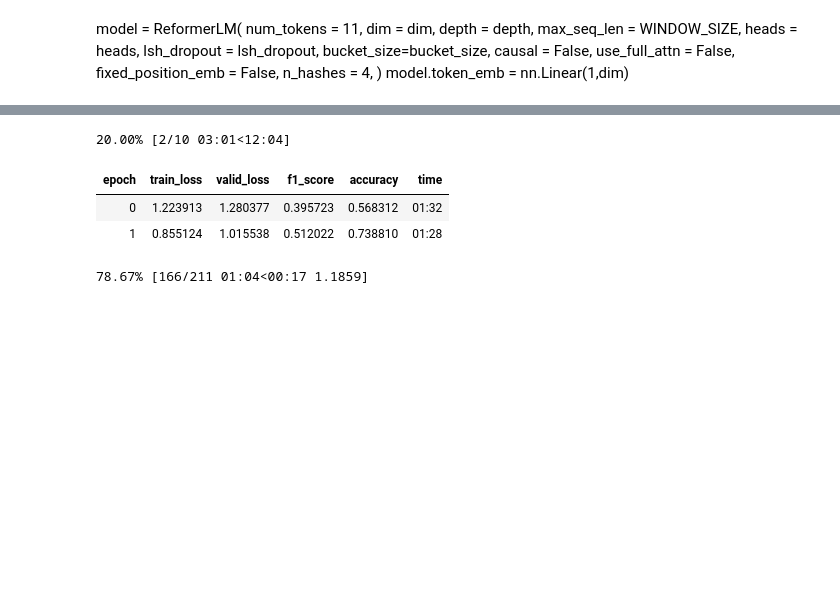
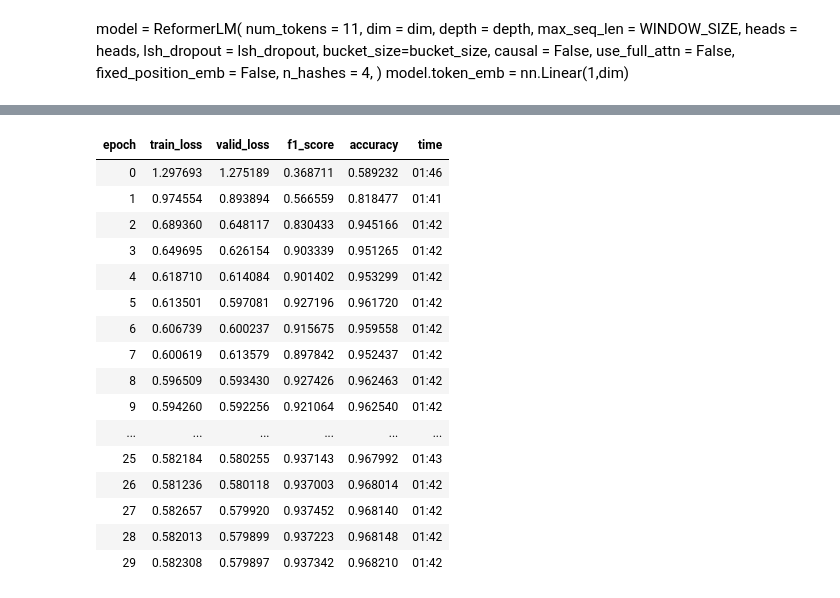
Before and after one commit to antorsae/liverpool-ion-switching, a Jupyter notebook: reformer-crossentropy-drift.ipynb, the cells around one changed output, grey strips where cells are left out. Drawn from its saved outputs; the diff is of its cells as text; code cells hidden in the pictures; blank space fills up the shorter version.

```diff
--- a/reformer-crossentropy-drift.ipynb
+++ b/reformer-crossentropy-drift.ipynb
@@ -70,4 +72,4 @@ for _,xtra_csvs in d_xtra_csvs.items():
         xx = pd.read_csv(p_input / xtra_csv , header=None,names=['time', 'signal', 'open_channels'])
         df_train_xtra = pd.concat((xx,df_train_xtra), axis=0)
 df_train_xtra['drift']  = 0.
-df_train = pd.concat((df_train,df_train_xtra), axis=0)
+#df_train = pd.concat((df_train,df_train_xtra), axis=0)
@@ -143,10 +203,10 @@ def get_xy(t):
 class IonDataset(torch.utils.data.Dataset):
     def __init__(self, data,idx=None,jitter=False,p_flip=0.):
         super().__init__()
-        idx = ifnone(idx,list(product(range(data.shape[1]),np.arange(SEGMENT_SIZE//WINDOW_SIZE))))
-        self.data,self.idx,self.jitter,self.p_flip = data, idx, jitter, p_flip
+        self.data, self.channels_in_segment,self.jitter,self.p_flip = *data, jitter, p_flip
+        self.idx = ifnone(idx,list(product(range(self.data.shape[1]),np.arange(SEGMENT_SIZE//WINDOW_SIZE))))
         self.n_inp = 1
-        self.has_y = data.shape[0] == 3
+        self.has_y = self.data.shape[0] == 3
     def __len__(self): return len(self.idx)
     def __getitem__(self, idx):
         s,o=self.idx[idx]
@@ -160,14 +220,16 @@ class IonDataset(torch.utils.data.Dataset):
         x =  self.data[0,s:s+1,ss]
         flip = (torch.rand(1) < self.p_flip).item()
         if flip: x=torch.flip(x,dims=(1,))
-        x = (x,train_channels_in_segment[s])
+        x = (x,self.channels_in_segment[s])
         if self.has_y:
             y_drift,y_open_channels = (self.data[1,s:s+1,ss], self.data[2,s:s+1,ss].long())
             if flip: y_drift,y_open_channels=(torch.flip(y_drift,dims=(1,)),torch.flip(y_open_channels,dims=(1,)))
             return (x,(y_drift,y_open_channels))
         return (x,)
 
-train_ds, valid_ds, test_ds = IonDataset(train, train_idx, jitter=True, p_flip=0.5), IonDataset(train, valid_idx), IonDataset(test)
+train_ds = IonDataset((train, train_channels_in_segment), train_idx, jitter=True, p_flip=0.5)
+valid_ds = IonDataset((train, train_channels_in_segment), valid_idx)
+test_ds  = IonDataset((test,  test_channels_in_segment))
 train_dl = DataLoader(train_ds, BS, shuffle=True,  num_workers=8, pin_memory=True)
 valid_dl = DataLoader(valid_ds, BS, shuffle=False, num_workers=4, pin_memory=True)
 test_dl  = DataLoader(test_ds,  BS, shuffle=False, num_workers=8, pin_memory=True)
@@ -281,7 +392,7 @@ class Classiformer(Module):
                                   # E is the feature number
         x = x.permute(1,0,2)
         drift         = self.drift(x)
-        open_channels = self.open_channels(x) * mask_channels.unsqueeze(1)
+        open_channels = self.open_channels(x) #- 1000* (1-mask_channels.unsqueeze(1))
         return drift, open_channels
 
 
@@ -473,12 +618,30 @@ learn.summary()
+# %%
+modelname = None#'ref_512_16_16_50_0.0_36_400_cv0.9380_clean'
+try:
+    learn.load(modelname)
+except:
+    pass
 # %%
 #lr_min, lr_steep=learn.lr_find()
 # %%
-learn.fit_one_cycle(10,lr_max=5e-4)#,pct_start=0.3)
+learn.fit_one_cycle(30,lr_max=5e-5)#,pct_start=0.3)
 # %% [output]
-20.00% [2/10 03:01<12:04]
 | epoch | train_loss | valid_loss | f1_score | accuracy | time |
-| 0 | 1.223913 | 1.280377 | 0.395723 | 0.568312 | 01:32 |
-| 1 | 0.855124 | 1.015538 | 0.512022 | 0.738810 | 01:28 |
+| 0 | 1.297693 | 1.275189 | 0.368711 | 0.589232 | 01:46 |
+| 1 | 0.974554 | 0.893894 | 0.566559 | 0.818477 | 01:41 |
+| 2 | 0.689360 | 0.648117 | 0.830433 | 0.945166 | 01:42 |
+| 3 | 0.649695 | 0.626154 | 0.903339 | 0.951265 | 01:42 |
+| 4 | 0.618710 | 0.614084 | 0.901402 | 0.953299 | 01:42 |
+| 5 | 0.613501 | 0.597081 | 0.927196 | 0.961720 | 01:42 |
+| 6 | 0.606739 | 0.600237 | 0.915675 | 0.959558 | 01:42 |
+| 7 | 0.600619 | 0.613579 | 0.897842 | 0.952437 | 01:42 |
+| 8 | 0.596509 | 0.593430 | 0.927426 | 0.962463 | 01:42 |
+| 9 | 0.594260 | 0.592256 | 0.921064 | 0.962540 | 01:42 |
+| ... | ... | ... | ... | ... | ... |
+| 25 | 0.582184 | 0.580255 | 0.937143 | 0.967992 | 01:43 |
+| 26 | 0.581236 | 0.580118 | 0.937003 | 0.968014 | 01:42 |
+| 27 | 0.582657 | 0.579920 | 0.937452 | 0.968140 | 01:42 |
+| 28 | 0.582013 | 0.579899 | 0.937223 | 0.968148 | 01:42 |
+| 29 | 0.582308 | 0.579897 | 0.937342 | 0.968210 | 01:42 |
-78.67% [166/211 01:04<00:17 1.1859]
 # %%
 learn.recorder.plot_loss()
```
Also changed, not shown: parts of 41 cells of this notebook.
